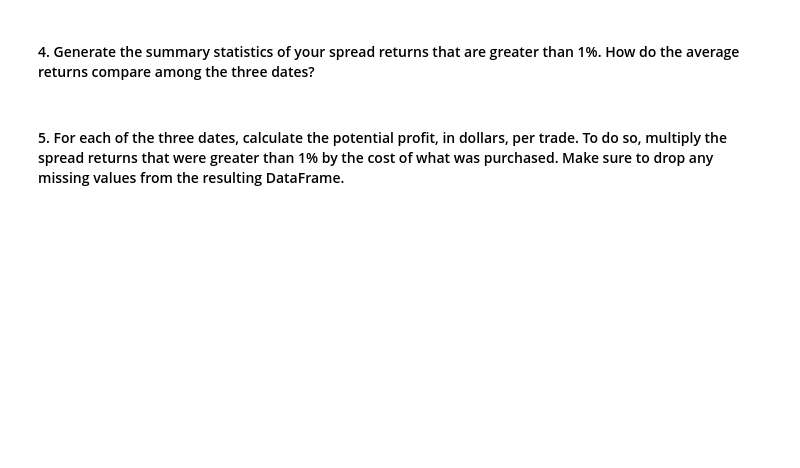
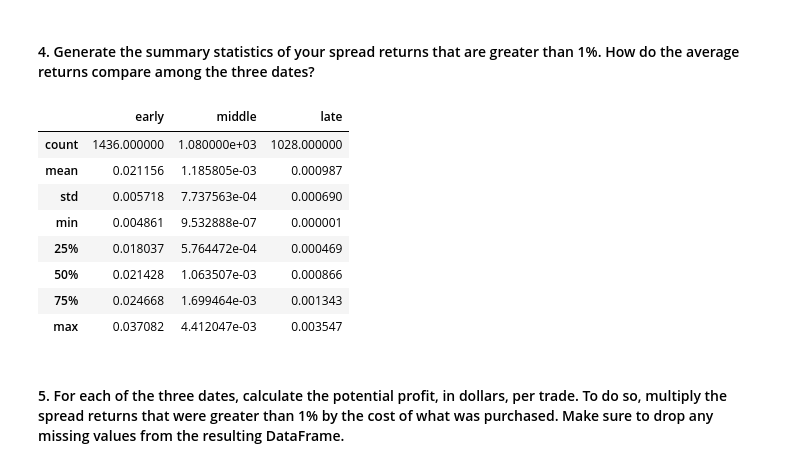
Before and after one commit to douglasg-fintec/Cryptocurrency_Arbitrage, a Jupyter notebook: crypto_arbitrage.ipynb, the cells around one changed output. Drawn from its saved outputs; the diff is of its cells as text; code cells hidden in the pictures; blank space fills up the shorter version.

Commit message:
Updated arbitrage calculations

```diff
--- a/crypto_arbitrage.ipynb
+++ b/crypto_arbitrage.ipynb
@@ -583,0 +600,7 @@ arbitrage_spread_early = # YOUR CODE HERE
+# %%
+# For the date middle in the dataset, measure the arbitrage spread between the two exchanges
+# by subtracting the lower-priced exchange from the higher-priced one
+arbitrage_spread_middle = bitstamp_sliced_middle - coinbase_sliced_middle
+
+# Use a conditional statement to generate the summary statistics for each arbitrage_spread DataFrame
+arbitrage_spread_middle[arbitrage_spread_middle > 0].describe()
@@ -583,0 +617,7 @@ arbitrage_spread_early = # YOUR CODE HERE
+# %%
+# For the date early in the dataset, measure the arbitrage spread between the two exchanges
+# by subtracting the lower-priced exchange from the higher-priced one
+arbitrage_spread_late = bitstamp_sliced_late - coinbase_sliced_late
+
+# Use a conditional statement to generate the summary statistics for each arbitrage_spread DataFrame
+arbitrage_spread_late[arbitrage_spread_late > 0].describe()
@@ -592,0 +636,21 @@ spread_return_early= # YOUR CODE HERE
+# %%
+# For the date early in the dataset, calculate the spread returns by dividing the instances when the arbitrage spread is positive (> 0)
+# by the price of Bitcoin from the exchange you are buying on (the lower-priced exchange).
+spread_return_early = arbitrage_spread_early[arbitrage_spread_early > 0]/bitstamp_sliced_early
+
+# Review the early spread return DataFrame
+display(spread_return_early.describe())
+
+# For the date middle in the dataset, calculate the spread returns by dividing the instances when the arbitrage spread is positive (> 0)
+# by the price of Bitcoin from the exchange you are buying on (the lower-priced exchange).
+spread_return_middle = arbitrage_spread_middle[arbitrage_spread_middle > 0]/bitstamp_sliced_middle
+
+# Review the middle spread return DataFrame
+display(spread_return_middle.describe())
+
+# For the date late in the dataset, calculate the spread returns by dividing the instances when the arbitrage spread is positive (> 0)
+# by the price of Bitcoin from the exchange you are buying on (the lower-priced exchange).
+spread_return_late = arbitrage_spread_late[arbitrage_spread_late > 0]/bitstamp_sliced_late
+
+# Review the middle spread return DataFrame
+spread_return_late.describe()
@@ -604,7 +714,23 @@ profitable_trades_early = # YOUR CODE HERE
 # %%
 # For the date early in the dataset, generate the summary statistics for the profitable trades
 # or you trades where the spread returns are are greater than 1%
-# YOUR CODE HERE
+# set keys for column names
+keys=["early","middle","late"]
+#concat the arbitrage spreads across all 3 time frames
+summary_df= pd.concat([spread_return_early,spread_return_middle,spread_return_late],axis="columns",join="outer")
+summary_df.columns = keys
+#display summary statistics
+summary_df.describe()
+# %% [output]
+|  | early | middle | late |
+| count | 1436.000000 | 1.080000e+03 | 1028.000000 |
+| mean | 0.021156 | 1.185805e-03 | 0.000987 |
+| std | 0.005718 | 7.737563e-04 | 0.000690 |
+| min | 0.004861 | 9.532888e-07 | 0.000001 |
+| 25% | 0.018037 | 5.764472e-04 | 0.000469 |
+| 50% | 0.021428 | 1.063507e-03 | 0.000866 |
+| 75% | 0.024668 | 1.699464e-03 | 0.001343 |
+| max | 0.037082 | 4.412047e-03 | 0.003547 |
 # %% [markdown]
 #### 5. For each of the three dates, calculate the potential profit, in dollars, per trade. To do so, multiply the spread returns that were greater than 1% by the cost of what was purchased. Make sure to drop any missing values from the resulting DataFrame.
 # %%
```
Also changed, not shown: parts of 9 cells of this notebook.
